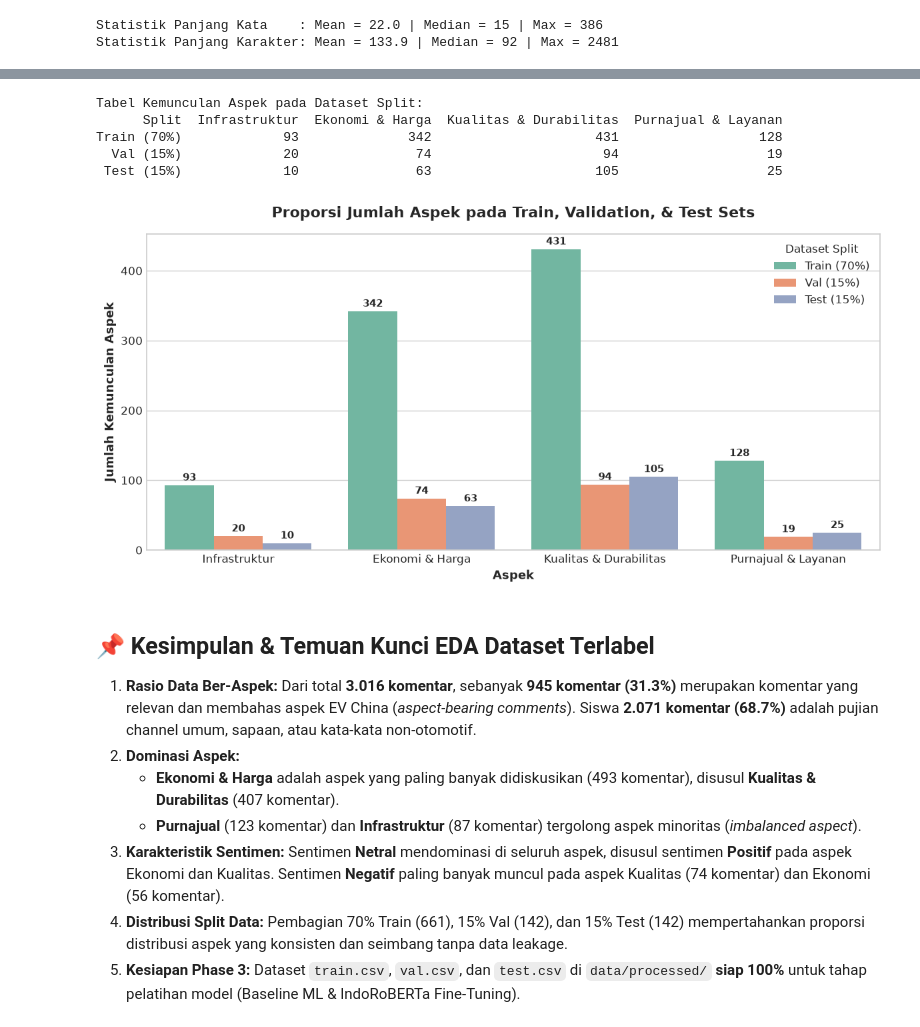
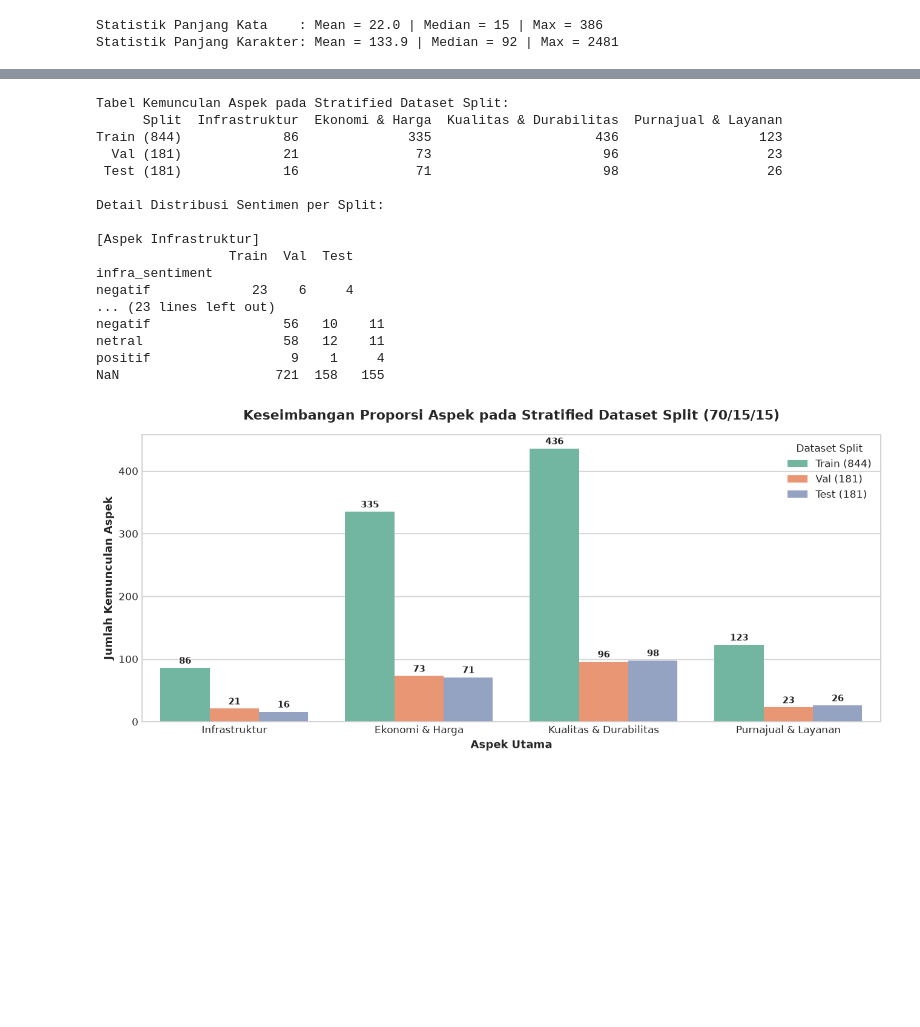
Before and after one commit to wicaksonohanif/aspect_based_SA_EV, a Jupyter notebook: notebooks/03_eda_labeled_dataset.ipynb, the cells around one changed output, grey strips where cells are left out. Drawn from its saved outputs; the diff is of its cells as text; code cells hidden in the pictures; blank space fills up the shorter version.

Commit message:
feat: add overall sentiment analysis & stratified multi-aspect split in EDA notebook 03

```diff
--- a/notebooks/03_eda_labeled_dataset.ipynb
+++ b/notebooks/03_eda_labeled_dataset.ipynb
@@ -235,52 +278,65 @@ plt.show()
 # %%
-# 6. Verifikasi Keseimbangan Distribusi Aspek pada Train, Val, & Test Split
+# 6. Verifikasi Keseimbangan Distribusi Aspek & Sentimen pada Stratified Split (Train, Val, Test)
 def get_split_aspect_counts(df, split_name):
     row = {'Split': split_name}
     for col, name in aspect_names.items():
         row[name] = df[col].notnull().sum()
     return row
 
 split_summary = pd.DataFrame([
-    get_split_aspect_counts(df_train, 'Train (70%)'),
-    get_split_aspect_counts(df_val, 'Val (15%)'),
-    get_split_aspect_counts(df_test, 'Test (15%)')
+    get_split_aspect_counts(df_train, f'Train ({len(df_train)})'),
+    get_split_aspect_counts(df_val, f'Val ({len(df_val)})'),
+    get_split_aspect_counts(df_test, f'Test ({len(df_test)})')
 ])
 
-print("Tabel Kemunculan Aspek pada Dataset Split:")
+print("Tabel Kemunculan Aspek pada Stratified Dataset Split:")
 print(split_summary.to_string(index=False))
 
-# Visualization Plot Stacked Bar
+# Detail Distribusi Sentimen per Aspek pada Split
+print("\nDetail Distribusi Sentimen per Split:")
+for a_col, a_name in aspect_names.items():
+    print(f"\n[Aspek {a_name}]")
+    df_s = pd.DataFrame({
+        'Train': df_train[a_col].value_counts(dropna=False),
+        'Val': df_val[a_col].value_counts(dropna=False),
+        'Test': df_test[a_col].value_counts(dropna=False)
+    }).fillna(0).astype(int)
+    print(df_s)
+
+# Visualization Plot Stacked Bar Split
 split_melted = pd.melt(split_summary, id_vars=['Split'], var_name='Aspek', value_name='Jumlah')
 
-plt.figure(figsize=(10, 5))
+plt.figure(figsize=(11, 5))
 sns.barplot(data=split_melted, x='Aspek', y='Jumlah', hue='Split', palette='Set2')
-plt.title('Proporsi Jumlah Aspek pada Train, Validation, & Test Sets', fontsize=13, fontweight='bold', pad=15)
+plt.title('Keseimbangan Proporsi Aspek pada Stratified Dataset Split (70/15/15)', fontsize=13, fontweight='bold', pad=15)
 plt.ylabel('Jumlah Kemunculan Aspek', fontsize=11, fontweight='bold')
-plt.xlabel('Aspek', fontsize=11, fontweight='bold')
+plt.xlabel('Aspek Utama', fontsize=11, fontweight='bold')
 plt.legend(title='Dataset Split')
 
 for p in plt.gca().patches:
     h = p.get_height()
     if h > 0:
         plt.gca().annotate(f'{int(h)}', (p.get_x() + p.get_width() / 2., h),
                            ha='center', va='bottom', fontsize=9, fontweight='bold', xytext=(0, 2), textcoords='offset points')
 
 plt.tight_layout()
 plt.show()
 # %% [output]
-Tabel Kemunculan Aspek pada Dataset Split:
+Tabel Kemunculan Aspek pada Stratified Dataset Split:
       Split  Infrastruktur  Ekonomi & Harga  Kualitas & Durabilitas  Purnajual & Layanan
-Train (70%)             93              342                     431                  128
-  Val (15%)             20               74                      94                   19
- Test (15%)             10               63                     105                   25
+Train (844)             86              335                     436                  123
+  Val (181)             21               73                      96                   23
+ Test (181)             16               71                      98                   26
+
+Detail Distribusi Sentimen per Split:
+
+[Aspek Infrastruktur]
+                 Train  Val  Test
+infra_sentiment
+negatif             23    6     4
+... (23 lines left out)
+negatif                 56   10    11
+netral                  58   12    11
+positif                  9    1     4
+NaN                    721  158   155
-[figure, old version]
+[figure, new version]
-# %% [markdown]
-## 📌 Kesimpulan & Temuan Kunci EDA Dataset Terlabel
-
-1. **Rasio Data Ber-Aspek:** Dari total **3.016 komentar**, sebanyak **945 komentar (31.3%)** merupakan komentar yang relevan dan membahas aspek EV China (*aspect-bearing comments*). Siswa **2.071 komentar (68.7%)** adalah pujian channel umum, sapaan, atau kata-kata non-otomotif.
-2. **Dominasi Aspek:**
-   - **Ekonomi & Harga** adalah aspek yang paling banyak didiskusikan (493 komentar), disusul **Kualitas & Durabilitas** (407 komentar).
-   - **Purnajual** (123 komentar) dan **Infrastruktur** (87 komentar) tergolong aspek minoritas (*imbalanced aspect*).
-3. **Karakteristik Sentimen:** Sentimen **Netral** mendominasi di seluruh aspek, disusul sentimen **Positif** pada aspek Ekonomi dan Kualitas. Sentimen **Negatif** paling banyak muncul pada aspek Kualitas (74 komentar) dan Ekonomi (56 komentar).
-4. **Distribusi Split Data:** Pembagian 70% Train (661), 15% Val (142), dan 15% Test (142) mempertahankan proporsi distribusi aspek yang konsisten dan seimbang tanpa data leakage.
-5. **Kesiapan Phase 3:** Dataset `train.csv`, `val.csv`, dan `test.csv` di `data/processed/` **siap 100%** untuk tahap pelatihan model (Baseline ML & IndoRoBERTa Fine-Tuning).
```
Also changed, not shown: parts of 6 cells of this notebook, 5 other files.
